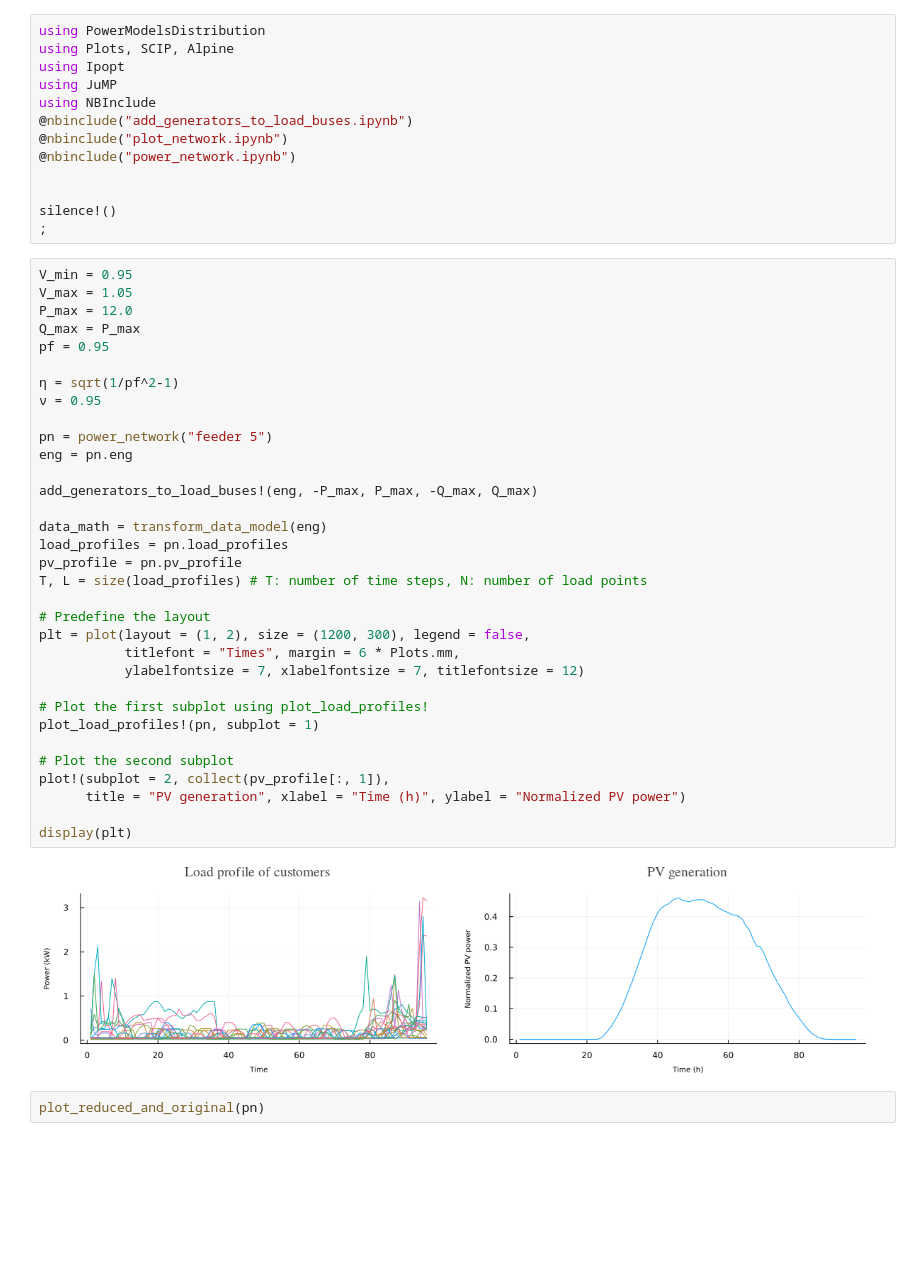
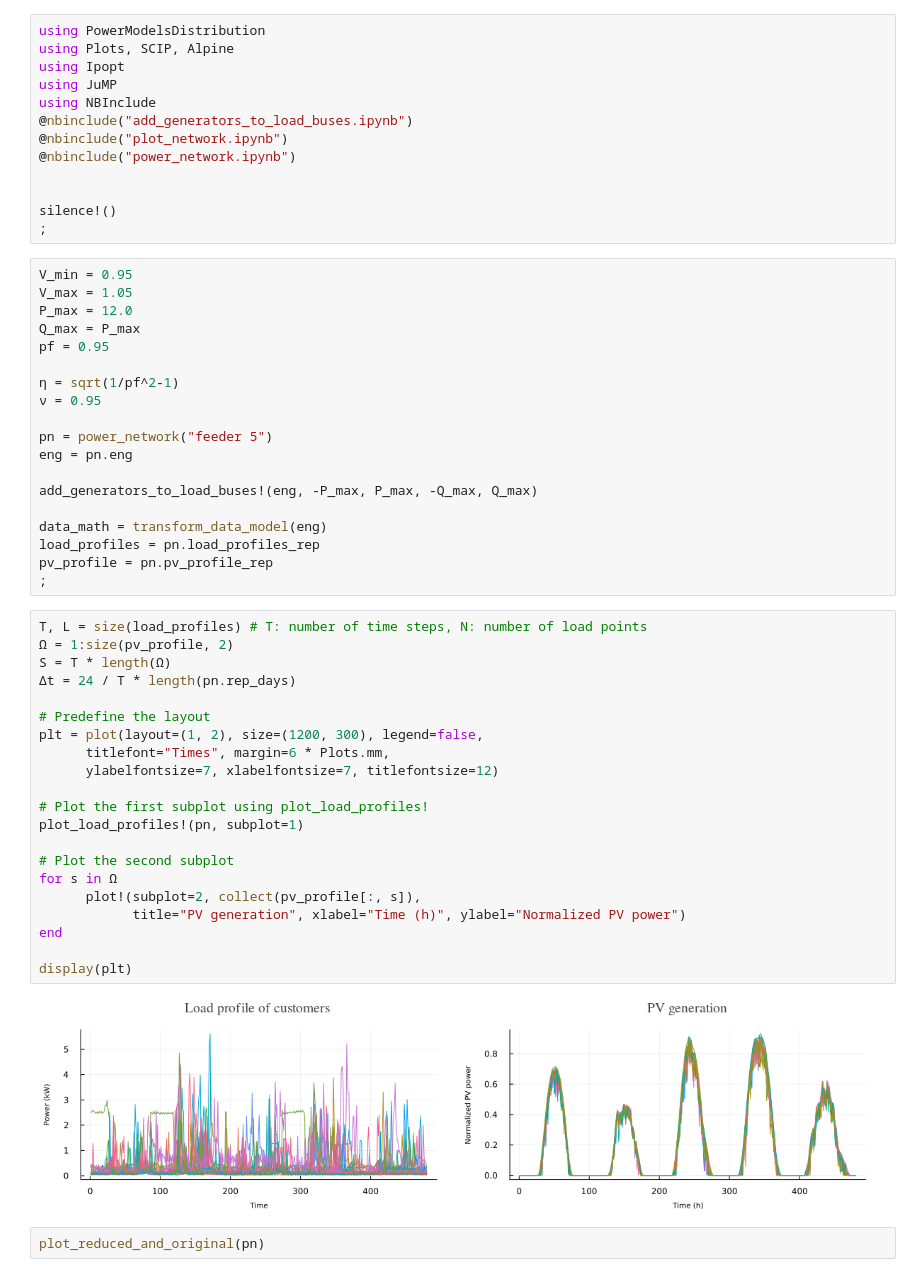
Before and after one commit to A1iJalilian/Risk-based-Fast-Hosting-Capacity-Analysis, a Jupyter notebook: main.ipynb, the cells around one changed output. Cells and saved outputs as stored; diff of their text form; blank space fills up the shorter version.

```diff
--- a/main.ipynb
+++ b/main.ipynb
@@ -27,25 +27,32 @@ eng = pn.eng
 add_generators_to_load_buses!(eng, -P_max, P_max, -Q_max, Q_max)
 
 data_math = transform_data_model(eng)
-load_profiles = pn.load_profiles
-pv_profile = pn.pv_profile
-T, L = size(load_profiles) # T: number of time steps, N: number of load points
-
-# Predefine the layout
-plt = plot(layout = (1, 2), size = (1200, 300), legend = false,
-           titlefont = "Times", margin = 6 * Plots.mm,
-           ylabelfontsize = 7, xlabelfontsize = 7, titlefontsize = 12)
-
-# Plot the first subplot using plot_load_profiles!
-plot_load_profiles!(pn, subplot = 1)
-
-# Plot the second subplot
-plot!(subplot = 2, collect(pv_profile[:, 1]),
-      title = "PV generation", xlabel = "Time (h)", ylabel = "Normalized PV power")
-
-display(plt)
+load_profiles = pn.load_profiles_rep
+pv_profile = pn.pv_profile_rep
+;
-# %% [output]
-[figure, removed]
+# %%
+T, L = size(load_profiles) # T: number of time steps, N: number of load points
+Ω = 1:size(pv_profile, 2)
+S = T * length(Ω)
+Δt = 24 / T * length(pn.rep_days)
+
+# Predefine the layout
+plt = plot(layout=(1, 2), size=(1200, 300), legend=false,
+      titlefont="Times", margin=6 * Plots.mm,
+      ylabelfontsize=7, xlabelfontsize=7, titlefontsize=12)
+
+# Plot the first subplot using plot_load_profiles!
+plot_load_profiles!(pn, subplot=1)
+
+# Plot the second subplot
+for s in Ω
+      plot!(subplot=2, collect(pv_profile[:, s]),
+            title="PV generation", xlabel="Time (h)", ylabel="Normalized PV power")
+end
+
+display(plt)
+# %% [output]
+[figure, added]
 # %%
 plot_reduced_and_original(pn)
 # %% [output]
```
Also changed, not shown: parts of 2 cells of this notebook, 3 other files.
